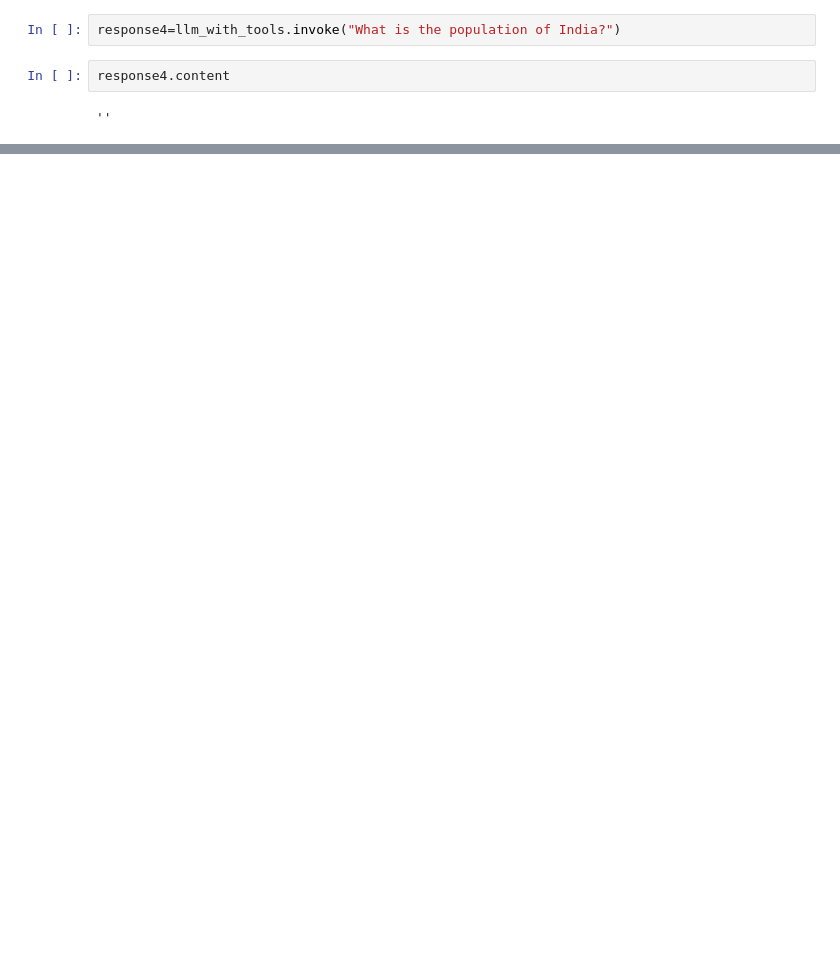
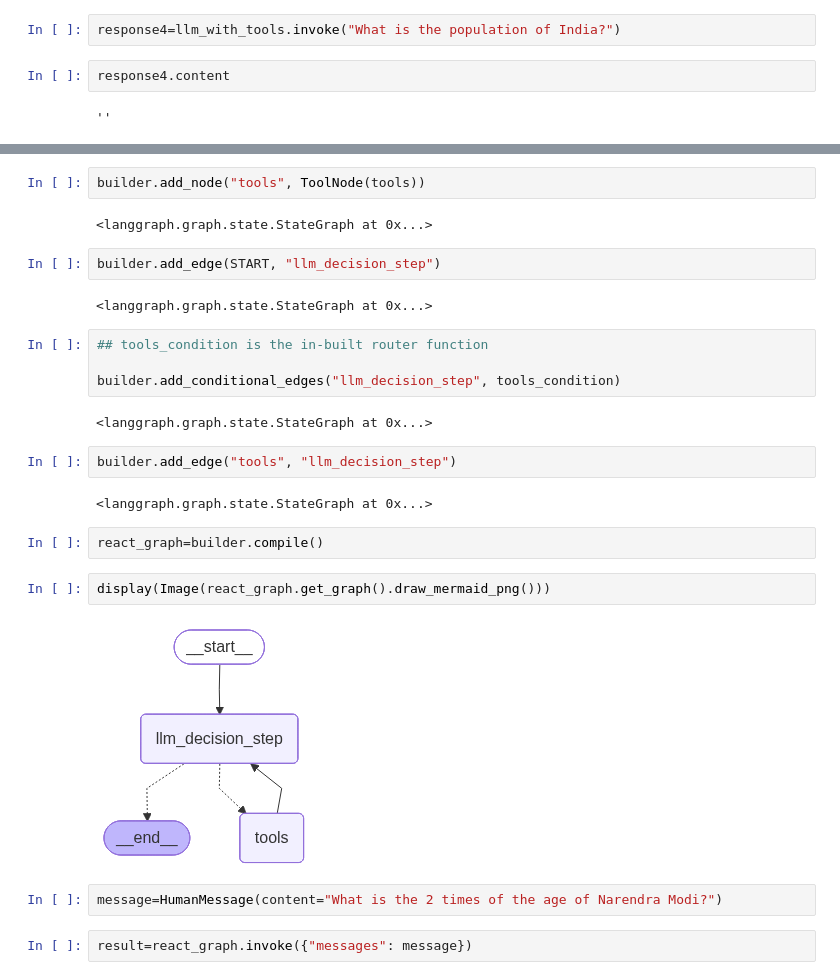
Before and after one commit to Geekynerd1605/Agentic_AI, a Jupyter notebook: LangGraph/langGraph_class4.ipynb, the cells around one changed output, grey strips where cells are left out. Saved outputs shown, nothing was run; the diff lists cells and outputs as text; blank space fills up the shorter version.

```diff
--- a/LangGraph/langGraph_class4.ipynb
+++ b/LangGraph/langGraph_class4.ipynb
@@ -143,0 +156,28 @@ builder=StateGraph
+# %%
+builder.add_node("tools", ToolNode(tools))
+# %% [output]
+<langgraph.graph.state.StateGraph at 0x...>
+# %%
+builder.add_edge(START, "llm_decision_step")
+# %% [output]
+<langgraph.graph.state.StateGraph at 0x...>
+# %%
+## tools_condition is the in-built router function
+
+builder.add_conditional_edges("llm_decision_step", tools_condition)
+# %% [output]
+<langgraph.graph.state.StateGraph at 0x...>
+# %%
+builder.add_edge("tools", "llm_decision_step")
+# %% [output]
+<langgraph.graph.state.StateGraph at 0x...>
+# %%
+react_graph=builder.compile()
+# %%
+display(Image(react_graph.get_graph().draw_mermaid_png()))
+# %% [output]
+[figure, added]
+# %%
+message=HumanMessage(content="What is the 2 times of the age of Narendra Modi?")
+# %%
+result=react_graph.invoke({"messages": message})
```
Also changed, not shown: parts of 35 cells of this notebook, 1 other file.
